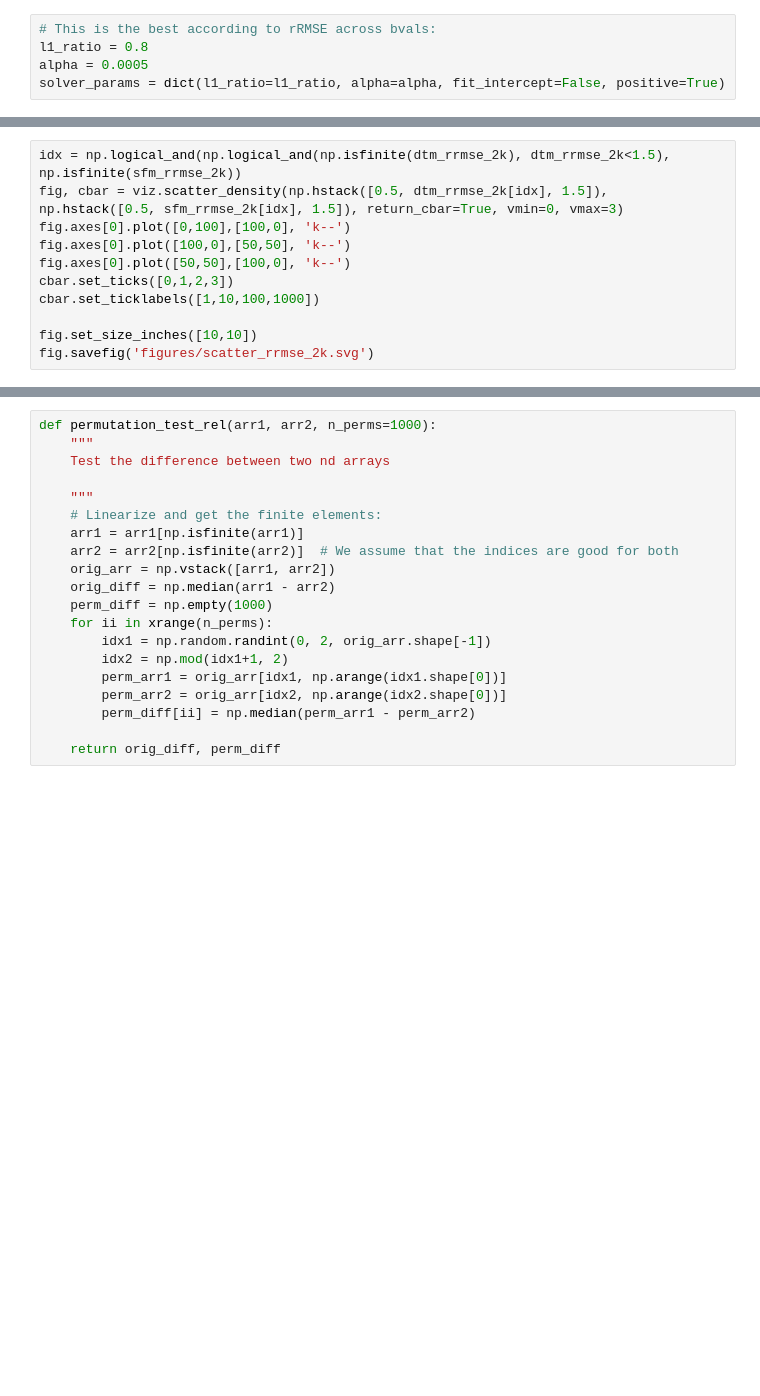
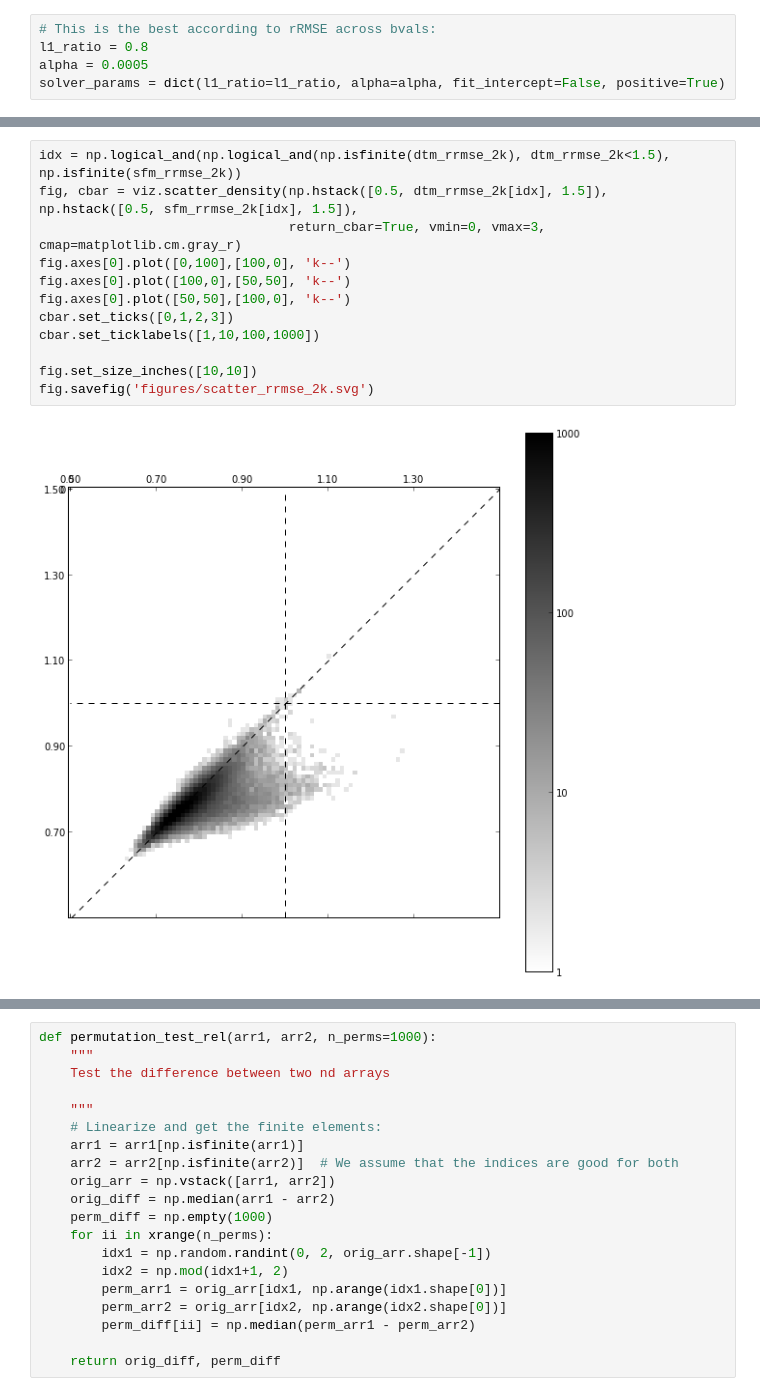
Before and after one commit to arokem/osmosis, a Jupyter notebook: doc/paper_figures/Figure5.ipynb, the cells around one changed output, grey strips where cells are left out. Saved outputs shown, nothing was run; the diff lists cells and outputs as text; blank space fills up the shorter version.

```diff
--- a/doc/paper_figures/Figure5.ipynb
+++ b/doc/paper_figures/Figure5.ipynb
@@ -97,13 +123,16 @@ fig_hist.set_size_inches([8,6])
 # %%
 idx = np.logical_and(np.logical_and(np.isfinite(dtm_rrmse_2k), dtm_rrmse_2k<1.5), np.isfinite(sfm_rrmse_2k))
-fig, cbar = viz.scatter_density(np.hstack([0.5, dtm_rrmse_2k[idx], 1.5]), np.hstack([0.5, sfm_rrmse_2k[idx], 1.5]), return_cbar=True, vmin=0, vmax=3)
+fig, cbar = viz.scatter_density(np.hstack([0.5, dtm_rrmse_2k[idx], 1.5]), np.hstack([0.5, sfm_rrmse_2k[idx], 1.5]),
+                                return_cbar=True, vmin=0, vmax=3, cmap=matplotlib.cm.gray_r)
 fig.axes[0].plot([0,100],[100,0], 'k--')
 fig.axes[0].plot([100,0],[50,50], 'k--')
 fig.axes[0].plot([50,50],[100,0], 'k--')
 cbar.set_ticks([0,1,2,3])
 cbar.set_ticklabels([1,10,100,1000])
 
 fig.set_size_inches([10,10])
 fig.savefig('figures/scatter_rrmse_2k.svg')
+# %% [output]
+[figure, added]
 # %%
 idx = np.logical_and(np.logical_and(np.isfinite(dtm_rrmse_4k), dtm_rrmse_4k<1.5), np.isfinite(sfm_rrmse_4k))
```
Also changed, not shown: parts of 24 cells of this notebook.
